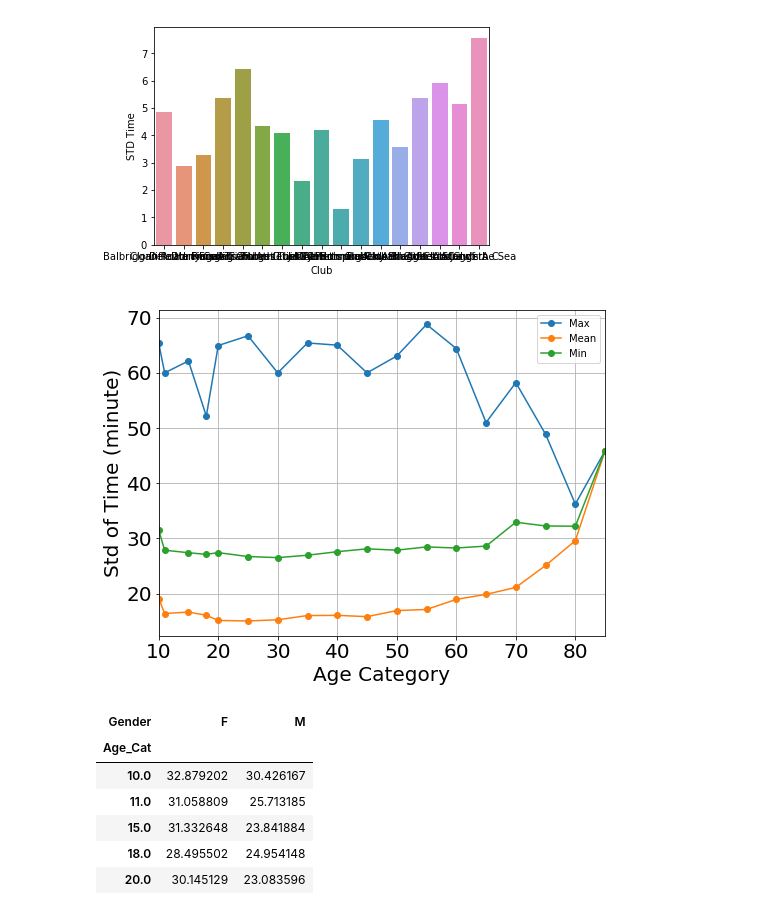
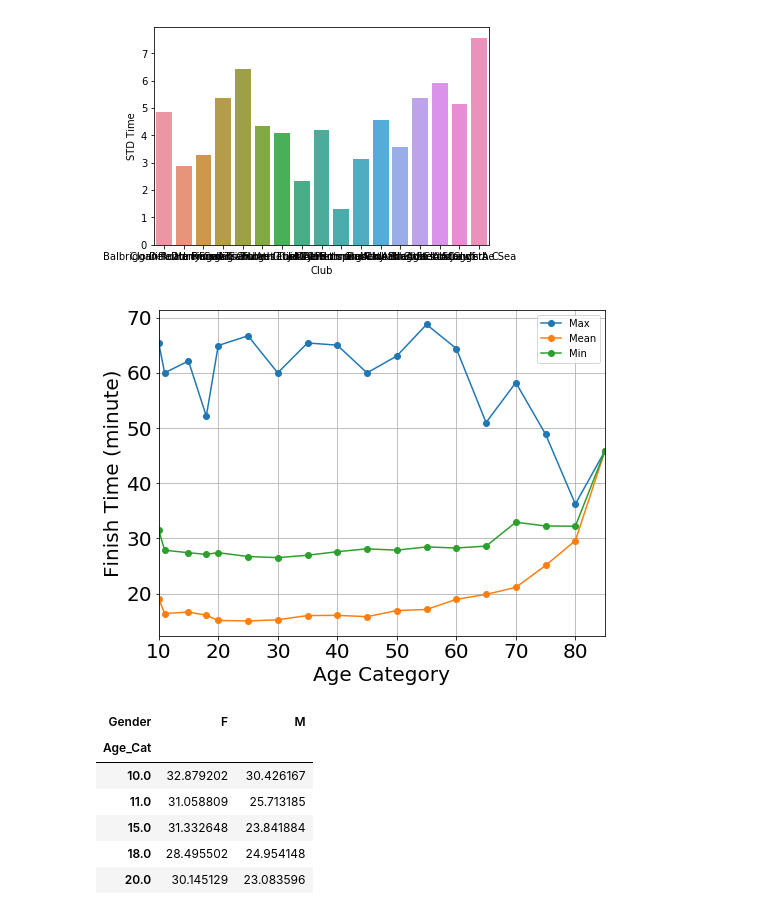
Before and after one commit to caffreit/testpark, a Jupyter notebook: Exploratory Data Analysis of Malahide Park Run.ipynb, the cells around one changed output. Drawn from its saved outputs; the diff is of its cells as text; code cells hidden in the pictures.

```diff
--- a/Exploratory Data Analysis of Malahide Park Run.ipynb
+++ b/Exploratory Data Analysis of Malahide Park Run.ipynb
@@ -234,14 +234,14 @@ sns.barplot(x="Club", y="STD Time", data=dfclub);
 # %%
 ax = data.groupby('Age_Cat').max()['Time'].plot.line(marker='o', figsize=(8, 6), fontsize=20)
 ax = data.groupby('Age_Cat').min()['Time'].plot.line(marker='o', figsize=(8, 6), fontsize=20)
 ax = data.groupby('Age_Cat').mean()['Time'].plot.line(marker='o', figsize=(8, 6), fontsize=20)
 ax.legend(['Max','Mean','Min'])
 ax.set_xlabel("Age Category", fontsize=20)
-ax.set_ylabel("Std of Time (minute)", fontsize=20)
+ax.set_ylabel("Finish Time (minute)", fontsize=20)
 ax.grid('on', which='major', axis='x')
 ax.grid('on', which='major', axis='y')
 # %% [output]
-[figure, old version]
+[figure, new version]
 # %%
 ## So I can see what unstack is doing
 df1 = data.groupby(['Gender','Age_Cat']).mean()['Time']
```
Also changed, not shown: parts of 15 cells of this notebook.
